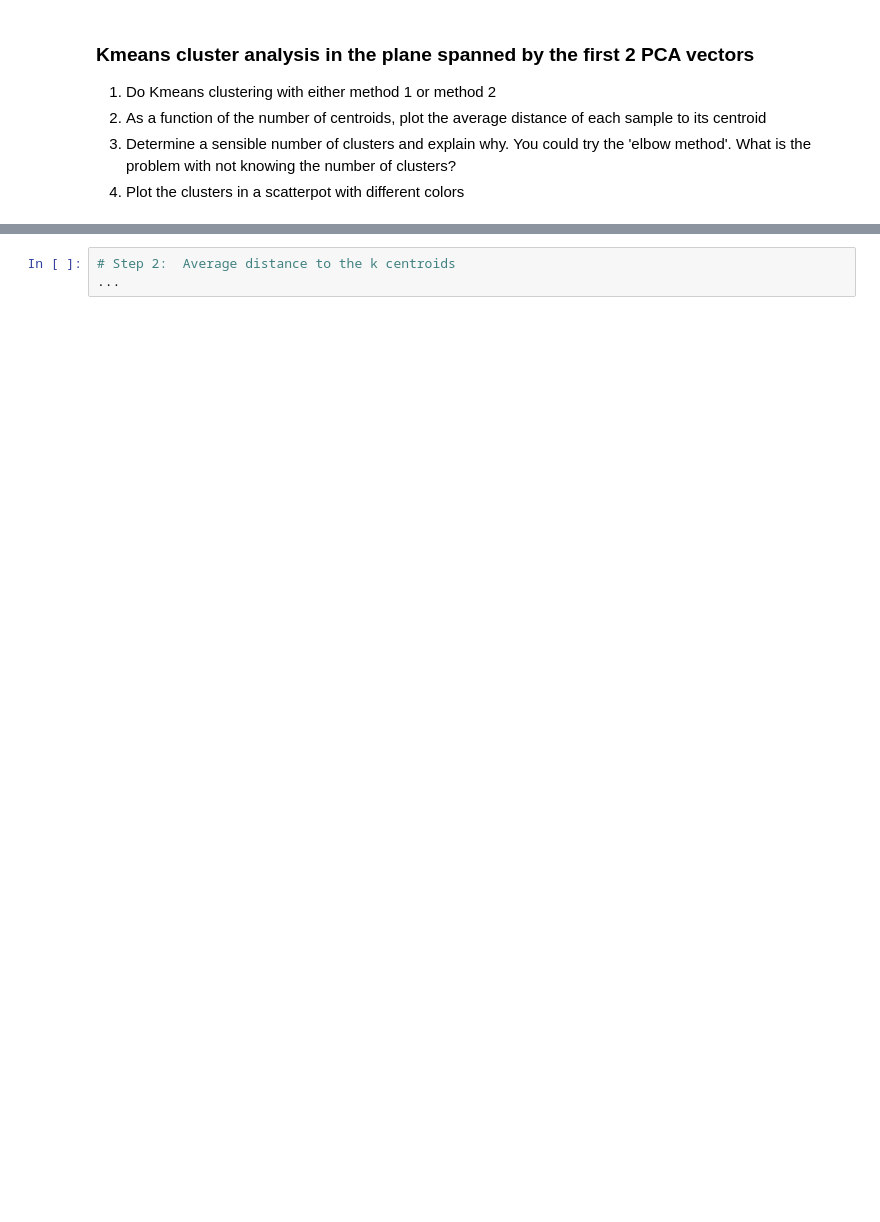
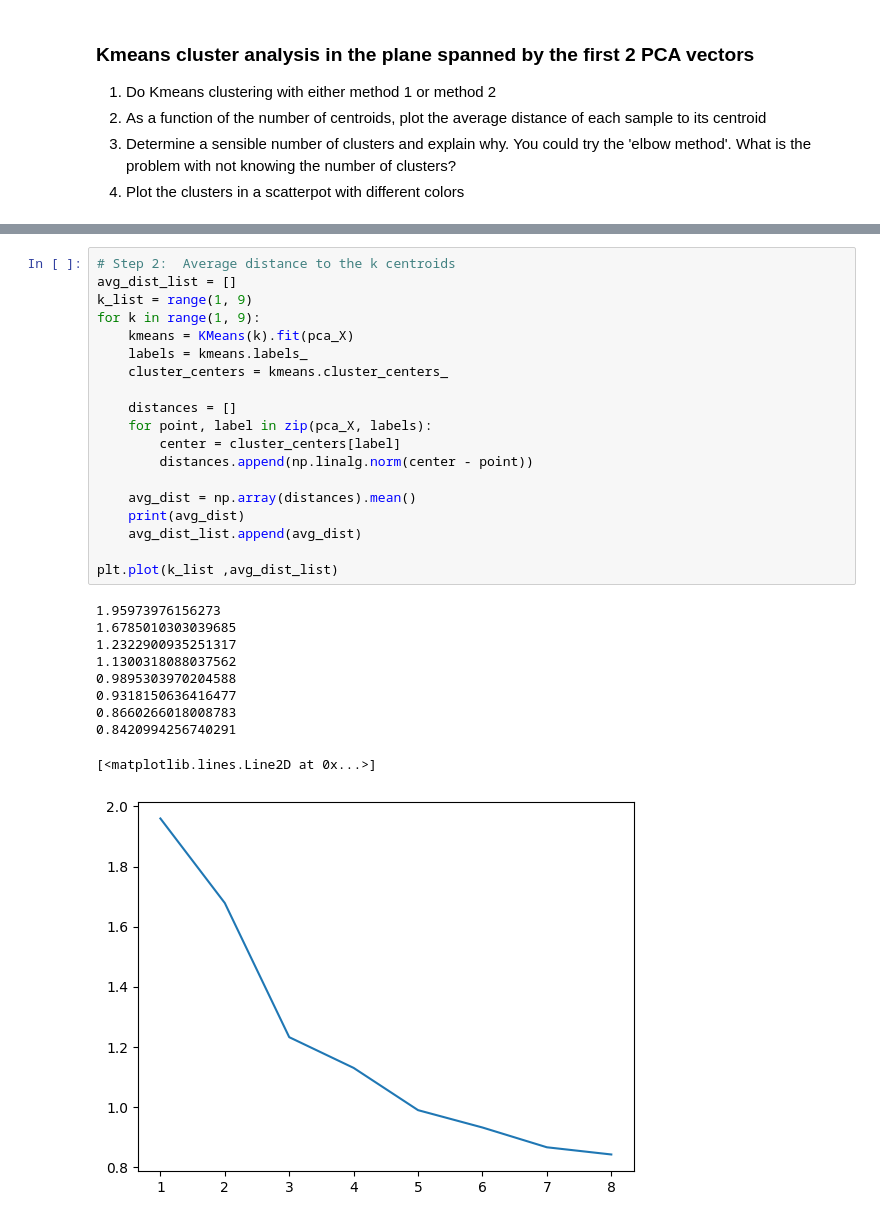
Before and after one commit to BenVigos/Machine-Learning, a Jupyter notebook: Assignment 3/Kmeans_assignment_2025_student.ipynb, the cells around one changed output, grey strips where cells are left out. Drawn from its saved outputs; the diff is of its cells as text; blank space fills up the shorter version.

```diff
--- a/Assignment 3/Kmeans_assignment_2025_student.ipynb
+++ b/Assignment 3/Kmeans_assignment_2025_student.ipynb
@@ -270,5 +293,32 @@ from sklearn.decomposition import PCA
-# %%
-# Step 2:  Average distance to the k centroids
-...
+# %%
+# Step 2:  Average distance to the k centroids
+avg_dist_list = []
+k_list = range(1, 9)
+for k in range(1, 9):
+    kmeans = KMeans(k).fit(pca_X)
+    labels = kmeans.labels_
+    cluster_centers = kmeans.cluster_centers_
+
+    distances = []
+    for point, label in zip(pca_X, labels):
+        center = cluster_centers[label]
+        distances.append(np.linalg.norm(center - point))
+
+    avg_dist = np.array(distances).mean()
+    print(avg_dist)
+    avg_dist_list.append(avg_dist)
+
+plt.plot(k_list ,avg_dist_list)
+# %% [output]
+1.95973976156273
+1.6785010303039685
+1.2322900935251317
+1.1300318088037562
+0.9895303970204588
+0.9318150636416477
+0.8660266018008783
+0.8420994256740291
+[<matplotlib.lines.Line2D at 0x...>]
+[figure, added]
 # %%
 # Step 3: Determine optimal k value
```
Also changed, not shown: parts of 15 cells of this notebook, 3 other files.
